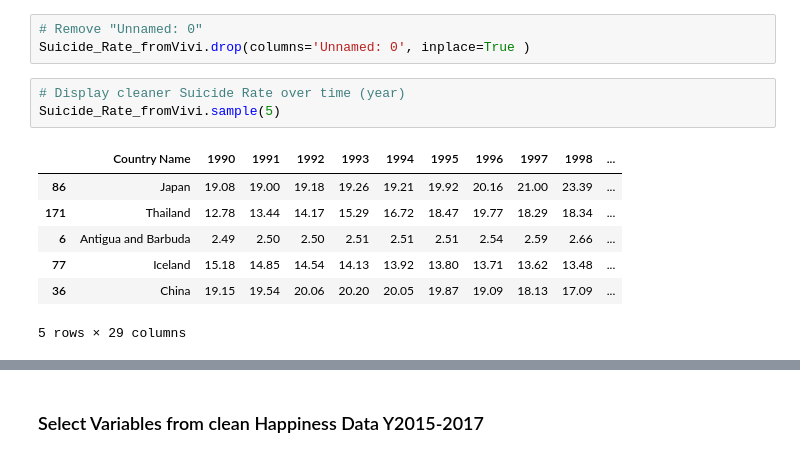
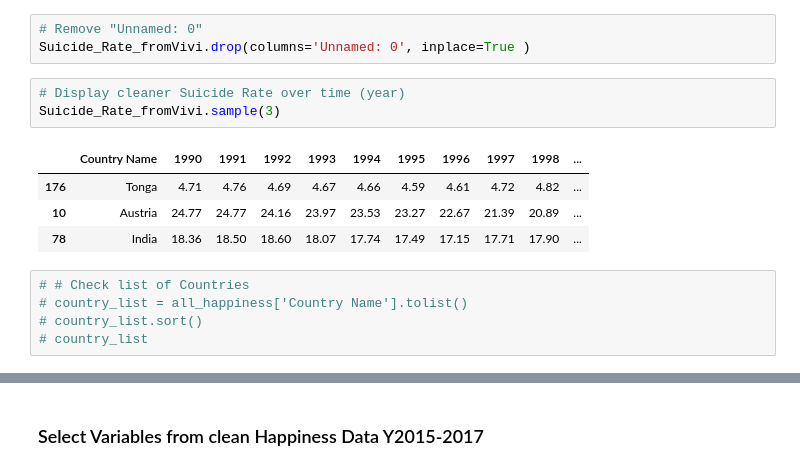
Before and after one commit to jkurtb/Suicide_squad, a Jupyter notebook: Explore-SuicideRate_Depression_HappinessIndex.ipynb, the cells around one changed output, grey strips where cells are left out. Drawn from its saved outputs; the diff is of its cells as text.

```diff
--- a/Explore-SuicideRate_Depression_HappinessIndex.ipynb
+++ b/Explore-SuicideRate_Depression_HappinessIndex.ipynb
@@ -323,13 +287,15 @@ Suicide_Rate_fromVivi.head(1)
 Suicide_Rate_fromVivi.drop(columns='Unnamed: 0', inplace=True )
 # %%
 # Display cleaner Suicide Rate over time (year)
-Suicide_Rate_fromVivi.sample(5)
+Suicide_Rate_fromVivi.sample(3)
 # %% [output]
 |  | Country Name | 1990 | 1991 | 1992 | 1993 | 1994 | 1995 | 1996 | 1997 | 1998 | ... |
-| 86 | Japan | 19.08 | 19.00 | 19.18 | 19.26 | 19.21 | 19.92 | 20.16 | 21.00 | 23.39 | ... |
-| 171 | Thailand | 12.78 | 13.44 | 14.17 | 15.29 | 16.72 | 18.47 | 19.77 | 18.29 | 18.34 | ... |
-| 6 | Antigua and Barbuda | 2.49 | 2.50 | 2.50 | 2.51 | 2.51 | 2.51 | 2.54 | 2.59 | 2.66 | ... |
-| 77 | Iceland | 15.18 | 14.85 | 14.54 | 14.13 | 13.92 | 13.80 | 13.71 | 13.62 | 13.48 | ... |
-| 36 | China | 19.15 | 19.54 | 20.06 | 20.20 | 20.05 | 19.87 | 19.09 | 18.13 | 17.09 | ... |
+| 176 | Tonga | 4.71 | 4.76 | 4.69 | 4.67 | 4.66 | 4.59 | 4.61 | 4.72 | 4.82 | ... |
+| 10 | Austria | 24.77 | 24.77 | 24.16 | 23.97 | 23.53 | 23.27 | 22.67 | 21.39 | 20.89 | ... |
+| 78 | India | 18.36 | 18.50 | 18.60 | 18.07 | 17.74 | 17.49 | 17.15 | 17.71 | 17.90 | ... |
-5 rows × 29 columns
+# %%
+# # Check list of Countries
+# country_list = all_happiness['Country Name'].tolist()
+# country_list.sort()
+# country_list
 # %%
```
Also changed, not shown: parts of 48 cells of this notebook.
